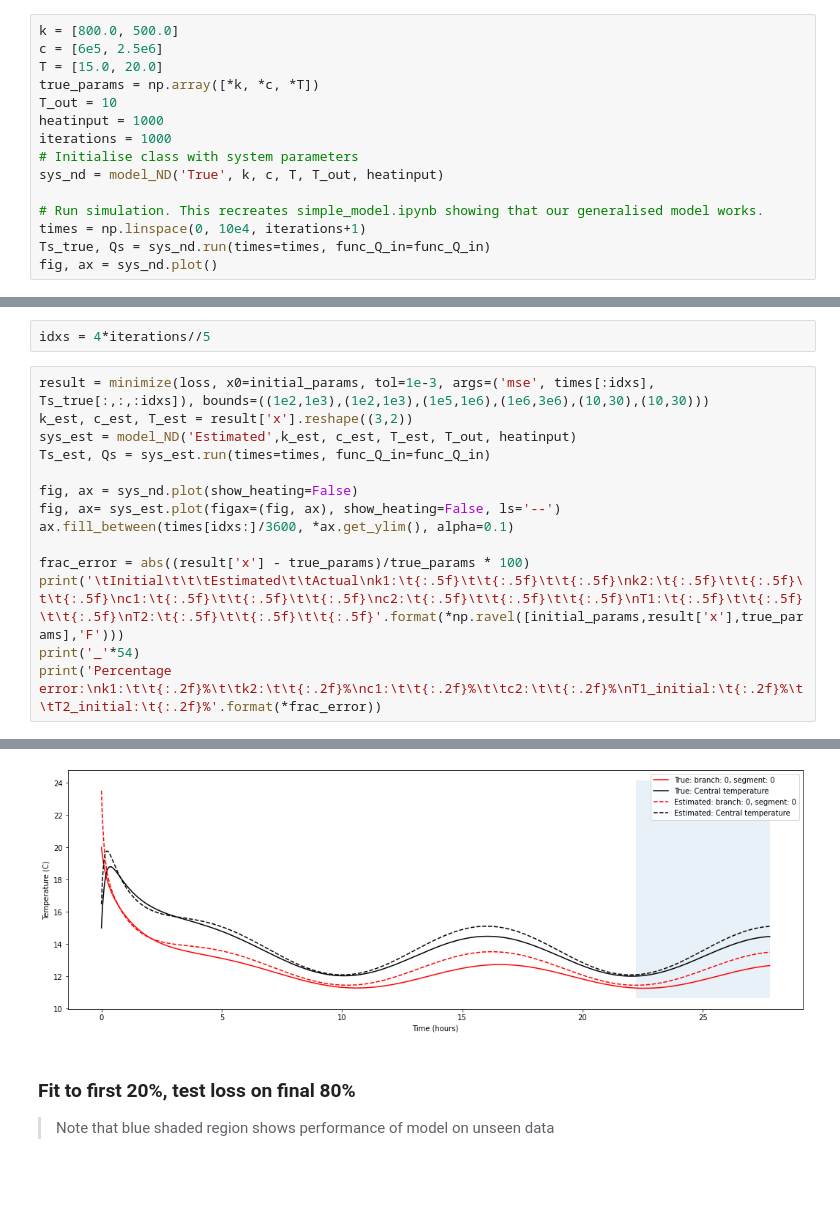
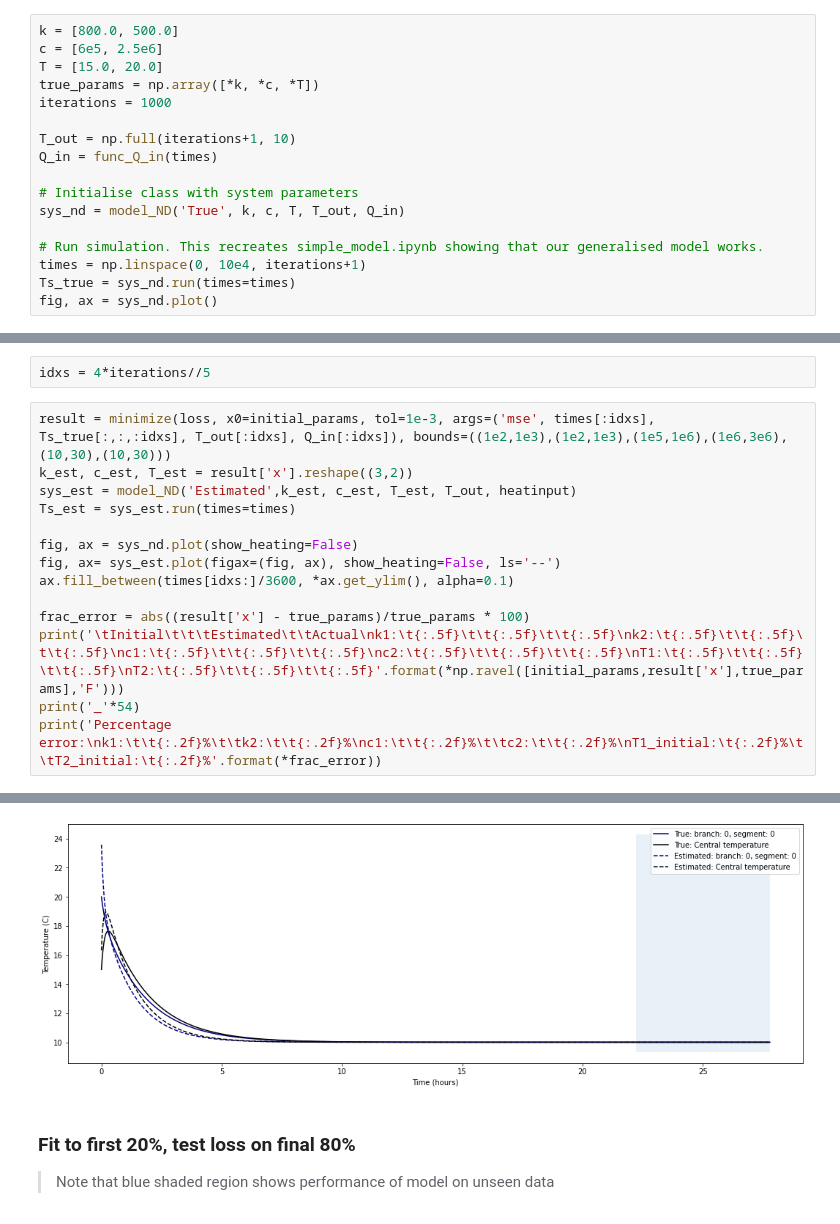
Before and after one commit to harry-rendell/building_simulation, a Jupyter notebook: train_test.ipynb, the cells around one changed output, grey strips where cells are left out. Drawn from its saved outputs; the diff is of its cells as text; blank space fills up the shorter version.

```diff
--- a/train_test.ipynb
+++ b/train_test.ipynb
@@ -18,14 +18,16 @@ k = [800.0, 500.0]
 c = [6e5, 2.5e6]
 T = [15.0, 20.0]
 true_params = np.array([*k, *c, *T])
-T_out = 10
-heatinput = 1000
 iterations = 1000
+
+T_out = np.full(iterations+1, 10)
+Q_in = func_Q_in(times)
+
 # Initialise class with system parameters
-sys_nd = model_ND('True', k, c, T, T_out, heatinput)
+sys_nd = model_ND('True', k, c, T, T_out, Q_in)
 
 # Run simulation. This recreates simple_model.ipynb showing that our generalised model works.
 times = np.linspace(0, 10e4, iterations+1)
-Ts_true, Qs = sys_nd.run(times=times, func_Q_in=func_Q_in)
+Ts_true = sys_nd.run(times=times)
 fig, ax = sys_nd.plot()
 # %% [output]
@@ -71,10 +73,10 @@ T1_initial:     11.50%          T2_initial:     19.34%
 # %%
 idxs = 4*iterations//5
 # %%
-result = minimize(loss, x0=initial_params, tol=1e-3, args=('mse', times[:idxs], Ts_true[:,:,:idxs]), bounds=((1e2,1e3),(1e2,1e3),(1e5,1e6),(1e6,3e6),(10,30),(10,30)))
+result = minimize(loss, x0=initial_params, tol=1e-3, args=('mse', times[:idxs], Ts_true[:,:,:idxs], T_out[:idxs], Q_in[:idxs]), bounds=((1e2,1e3),(1e2,1e3),(1e5,1e6),(1e6,3e6),(10,30),(10,30)))
 k_est, c_est, T_est = result['x'].reshape((3,2))
 sys_est = model_ND('Estimated',k_est, c_est, T_est, T_out, heatinput)
-Ts_est, Qs = sys_est.run(times=times, func_Q_in=func_Q_in)
+Ts_est = sys_est.run(times=times)
 
 fig, ax = sys_nd.plot(show_heating=False)
 fig, ax= sys_est.plot(figax=(fig, ax), show_heating=False, ls='--')
@@ -100,4 +102,4 @@ T1_initial:     9.78%           T2_initial:     17.55%
-[figure, old version]
+[figure, new version]
 # %% [markdown]
 ### Fit to first 20%, test loss on final 80%
 > Note that blue shaded region shows performance of model on unseen data
```
Also changed, not shown: parts of 6 cells of this notebook, 7 other files.
